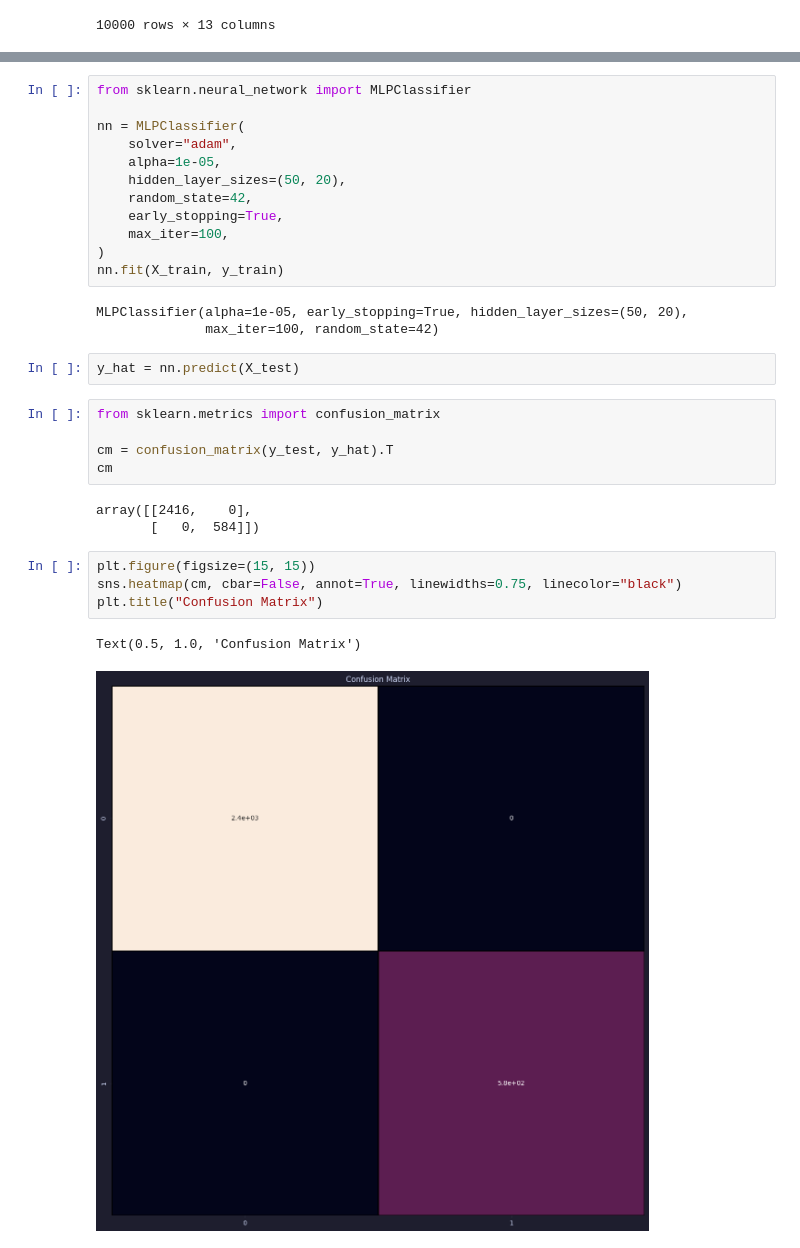
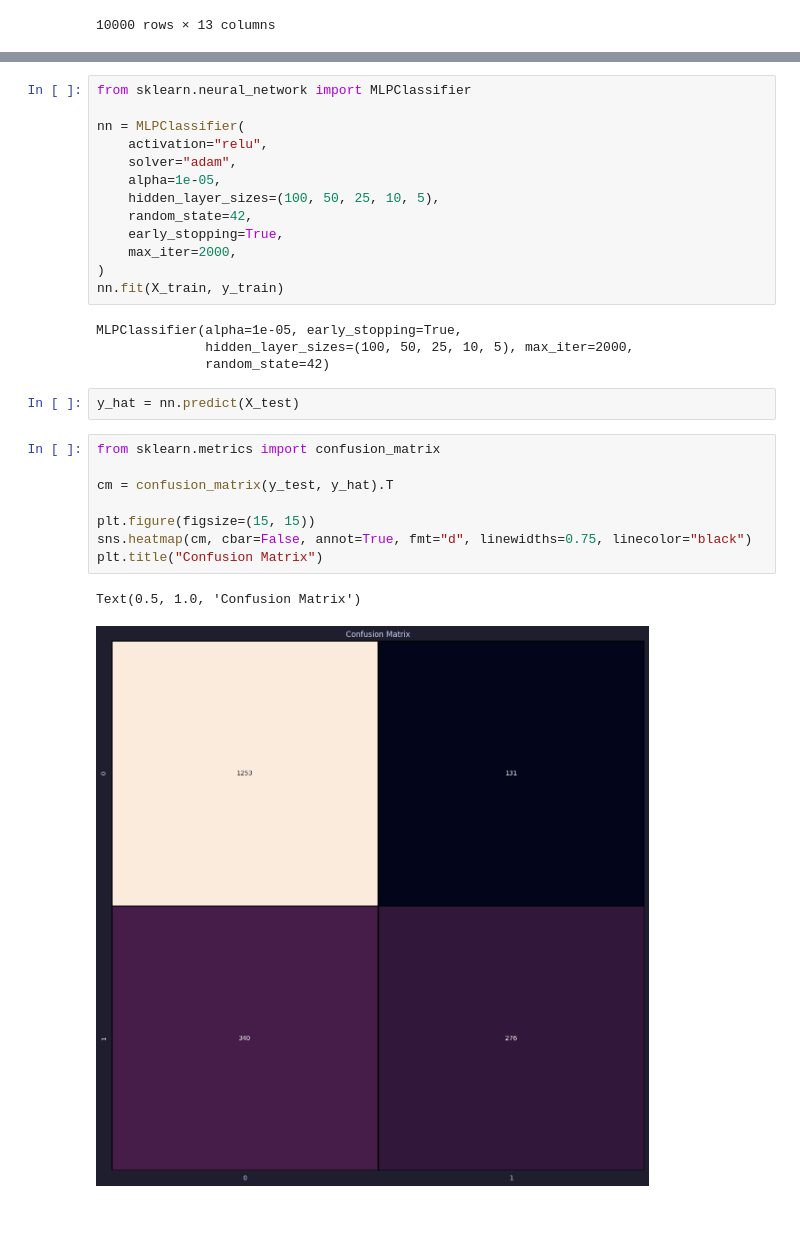
Before and after one commit to sarveshmhadgut/LPIII-Coursework, a Jupyter notebook: ML/neural_network.ipynb, the cells around one changed output, grey strips where cells are left out. Drawn from its saved outputs; the diff is of its cells as text; blank space fills up the shorter version.

```diff
--- a/ML/neural_network.ipynb
+++ b/ML/neural_network.ipynb
@@ -200,34 +205,32 @@ X_train, X_test, y_train, y_test = train_test_split(
 from sklearn.neural_network import MLPClassifier
 
 nn = MLPClassifier(
+    activation="relu",
     solver="adam",
     alpha=1e-05,
-    hidden_layer_sizes=(50, 20),
+    hidden_layer_sizes=(100, 50, 25, 10, 5),
     random_state=42,
     early_stopping=True,
-    max_iter=100,
+    max_iter=2000,
 )
 nn.fit(X_train, y_train)
 # %% [output]
-MLPClassifier(alpha=1e-05, early_stopping=True, hidden_layer_sizes=(50, 20),
-              max_iter=100, random_state=42)
+MLPClassifier(alpha=1e-05, early_stopping=True,
+              hidden_layer_sizes=(100, 50, 25, 10, 5), max_iter=2000,
+              random_state=42)
 # %%
 y_hat = nn.predict(X_test)
 # %%
 from sklearn.metrics import confusion_matrix
 
 cm = confusion_matrix(y_test, y_hat).T
-cm
+
+plt.figure(figsize=(15, 15))
+sns.heatmap(cm, cbar=False, annot=True, fmt="d", linewidths=0.75, linecolor="black")
+plt.title("Confusion Matrix")
 # %% [output]
-array([[2416,    0],
-       [   0,  584]])
+Text(0.5, 1.0, 'Confusion Matrix')
+[figure, added]
-# %%
-plt.figure(figsize=(15, 15))
-sns.heatmap(cm, cbar=False, annot=True, linewidths=0.75, linecolor="black")
-plt.title("Confusion Matrix")
-# %% [output]
-Text(0.5, 1.0, 'Confusion Matrix')
-[figure, removed]
 # %%
 from sklearn.metrics import classification_report
 
```
Also changed, not shown: parts of 6 cells of this notebook, 4 other files.
